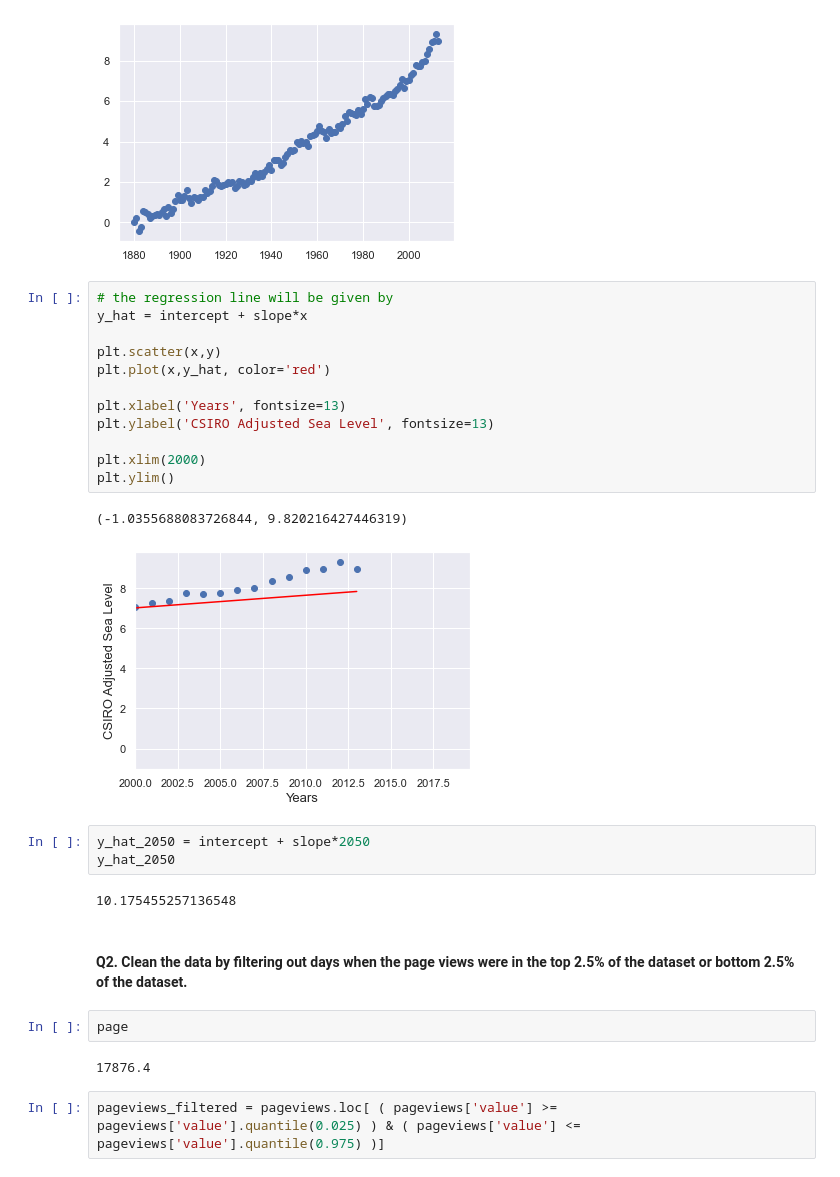
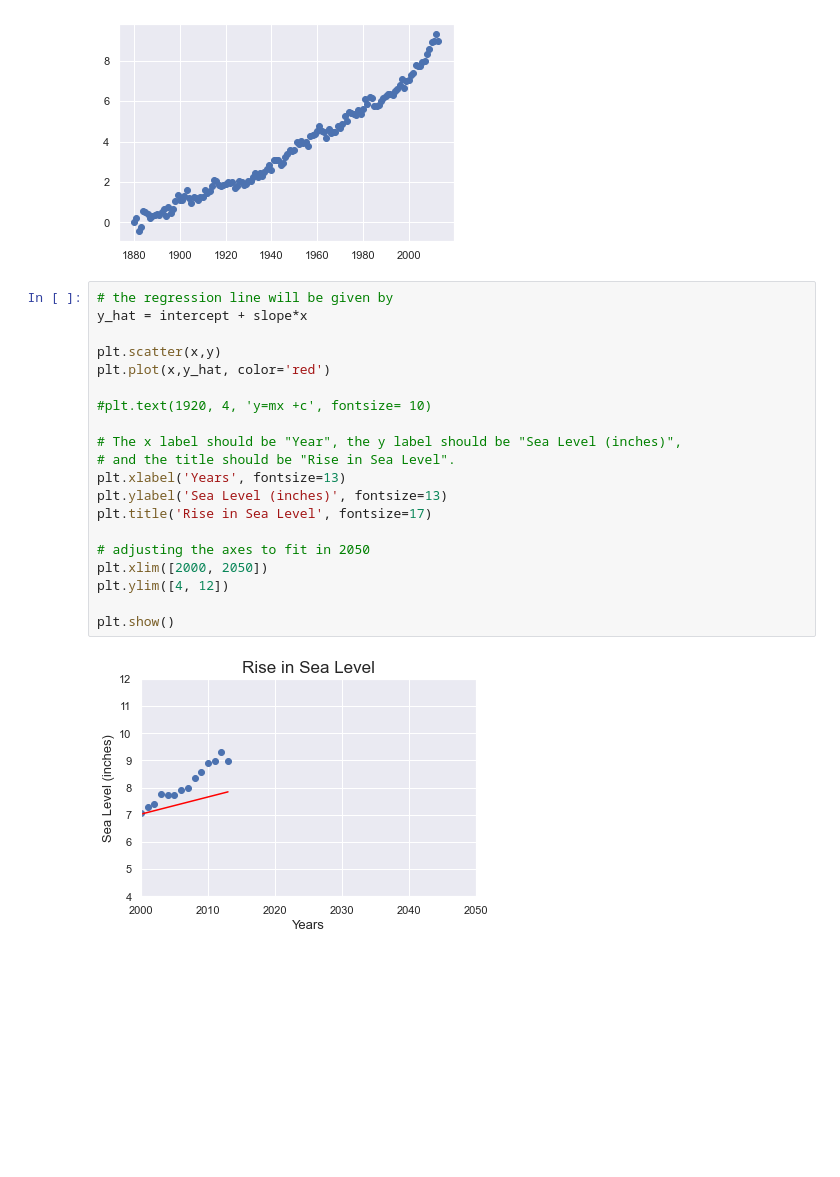
Before and after one commit to originalugo/Free_Code_Camp-Projects, a Jupyter notebook: Project_6 - Sea level predictor.ipynb, the cells around one changed output. Cells and saved outputs as stored; diff of their text form; blank space fills up the shorter version.

```diff
--- a/Project_6 - Sea level predictor.ipynb
+++ b/Project_6 - Sea level predictor.ipynb
@@ -75,28 +75,22 @@ plt.scatter(x, y)
 # %%
 # the regression line will be given by
 y_hat = intercept + slope*x
 
 plt.scatter(x,y)
 plt.plot(x,y_hat, color='red')
 
+#plt.text(1920, 4, 'y=mx +c', fontsize= 10)
+
+# The x label should be "Year", the y label should be "Sea Level (inches)",
+# and the title should be "Rise in Sea Level".
 plt.xlabel('Years', fontsize=13)
-plt.ylabel('CSIRO Adjusted Sea Level', fontsize=13)
+plt.ylabel('Sea Level (inches)', fontsize=13)
+plt.title('Rise in Sea Level', fontsize=17)
 
-plt.xlim(2000)
-plt.ylim()
+# adjusting the axes to fit in 2050
+plt.xlim([2000, 2050])
+plt.ylim([4, 12])
+
+plt.show()
 # %% [output]
-(-1.0355688083726844, 9.820216427446319)
-[figure, old version]
+[figure, new version]
-# %%
-y_hat_2050 = intercept + slope*2050
-y_hat_2050
-# %% [output]
-10.175455257136548
-# %% [markdown]
-#### Q2. Clean the data by filtering out days when the page views were in the top 2.5% of the dataset or bottom 2.5% of the dataset.
-# %%
-page
-# %% [output]
-17876.4
-# %%
-pageviews_filtered = pageviews.loc[ ( pageviews['value'] >= pageviews['value'].quantile(0.025) ) & ( pageviews['value'] <= pageviews['value'].quantile(0.975) )]
```
Also changed, not shown: parts of 17 cells of this notebook, 5 other files.
